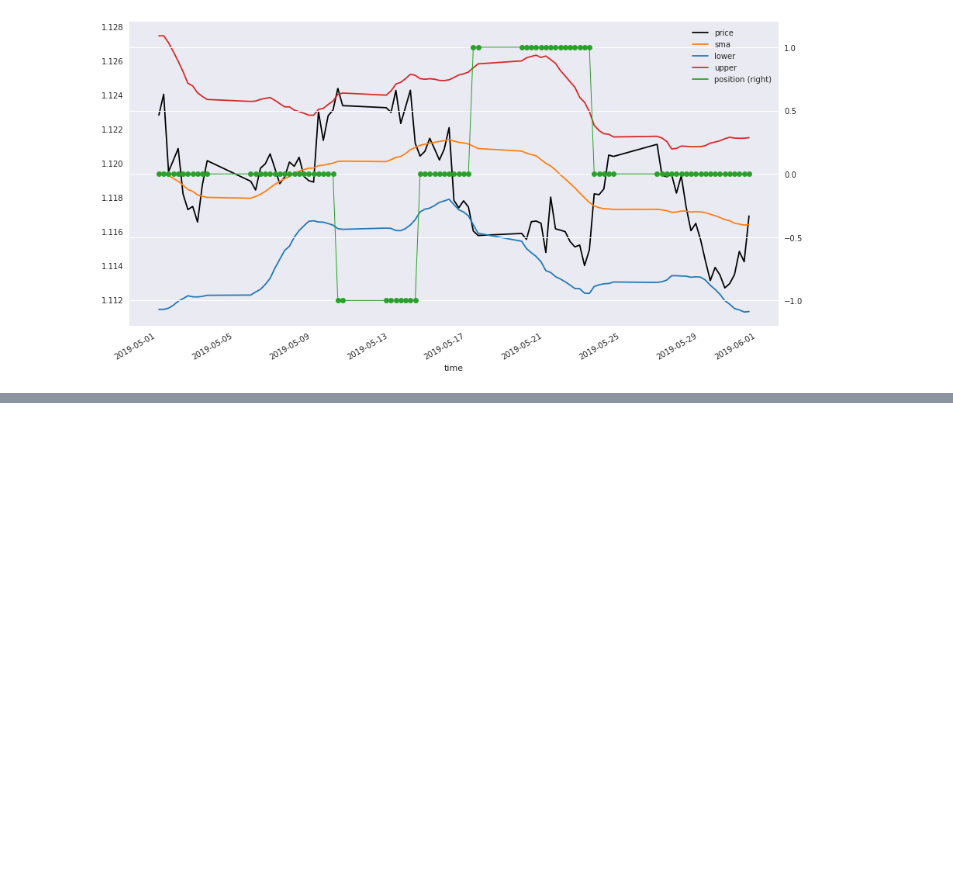
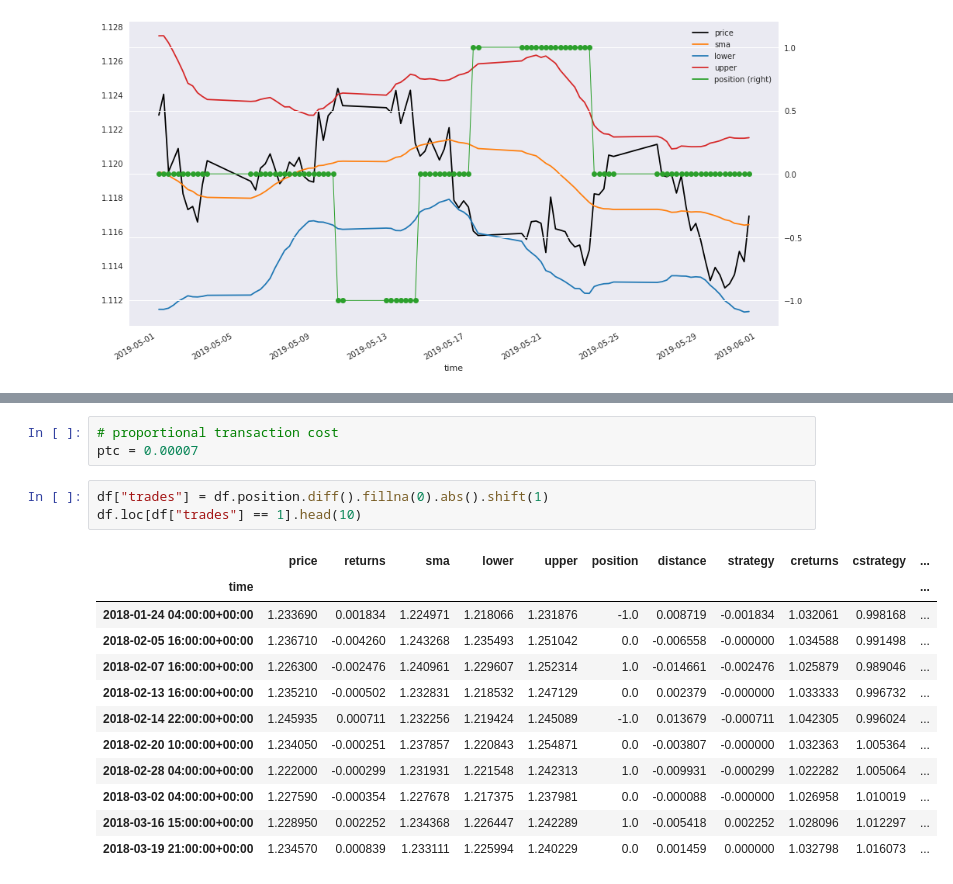
Before and after one commit to sidhlee/data-science-and-machine-learning, a Jupyter notebook: courses/algo-trade-a-z/part3_defining-and-testing-trading-strategies/04_mean-reversion-strategies.ipynb, the cells around one changed output, grey strips where cells are left out. Saved outputs shown, nothing was run; the diff lists cells and outputs as text; blank space fills up the shorter version.

```diff
--- a/courses/algo-trade-a-z/part3_defining-and-testing-trading-strategies/04_mean-reversion-strategies.ipynb
+++ b/courses/algo-trade-a-z/part3_defining-and-testing-trading-strategies/04_mean-reversion-strategies.ipynb
@@ -294,0 +388,19 @@ draw(df.loc['2019-5'].drop(columns=['returns', 'distance']))
+# %%
+# proportional transaction cost
+ptc = 0.00007
+# %%
+df["trades"] = df.position.diff().fillna(0).abs().shift(1)
+df.loc[df["trades"] == 1].head(10)
+# %% [output]
+|  | price | returns | sma | lower | upper | position | distance | strategy | creturns | cstrategy | ... |
+| time |  |  |  |  |  |  |  |  |  |  | ... |
+| 2018-01-24 04:00:00+00:00 | 1.233690 | 0.001834 | 1.224971 | 1.218066 | 1.231876 | -1.0 | 0.008719 | -0.001834 | 1.032061 | 0.998168 | ... |
+| 2018-02-05 16:00:00+00:00 | 1.236710 | -0.004260 | 1.243268 | 1.235493 | 1.251042 | 0.0 | -0.006558 | -0.000000 | 1.034588 | 0.991498 | ... |
+| 2018-02-07 16:00:00+00:00 | 1.226300 | -0.002476 | 1.240961 | 1.229607 | 1.252314 | 1.0 | -0.014661 | -0.002476 | 1.025879 | 0.989046 | ... |
+| 2018-02-13 16:00:00+00:00 | 1.235210 | -0.000502 | 1.232831 | 1.218532 | 1.247129 | 0.0 | 0.002379 | -0.000000 | 1.033333 | 0.996732 | ... |
+| 2018-02-14 22:00:00+00:00 | 1.245935 | 0.000711 | 1.232256 | 1.219424 | 1.245089 | -1.0 | 0.013679 | -0.000711 | 1.042305 | 0.996024 | ... |
+| 2018-02-20 10:00:00+00:00 | 1.234050 | -0.000251 | 1.237857 | 1.220843 | 1.254871 | 0.0 | -0.003807 | -0.000000 | 1.032363 | 1.005364 | ... |
+| 2018-02-28 04:00:00+00:00 | 1.222000 | -0.000299 | 1.231931 | 1.221548 | 1.242313 | 1.0 | -0.009931 | -0.000299 | 1.022282 | 1.005064 | ... |
+| 2018-03-02 04:00:00+00:00 | 1.227590 | -0.000354 | 1.227678 | 1.217375 | 1.237981 | 0.0 | -0.000088 | -0.000000 | 1.026958 | 1.010019 | ... |
+| 2018-03-16 15:00:00+00:00 | 1.228950 | 0.002252 | 1.234368 | 1.226447 | 1.242289 | 1.0 | -0.005418 | 0.002252 | 1.028096 | 1.012297 | ... |
+| 2018-03-19 21:00:00+00:00 | 1.234570 | 0.000839 | 1.233111 | 1.225994 | 1.240229 | 0.0 | 0.001459 | 0.000000 | 1.032798 | 1.016073 | ... |
```
Also changed, not shown: parts of 27 cells of this notebook, 5 other files.
